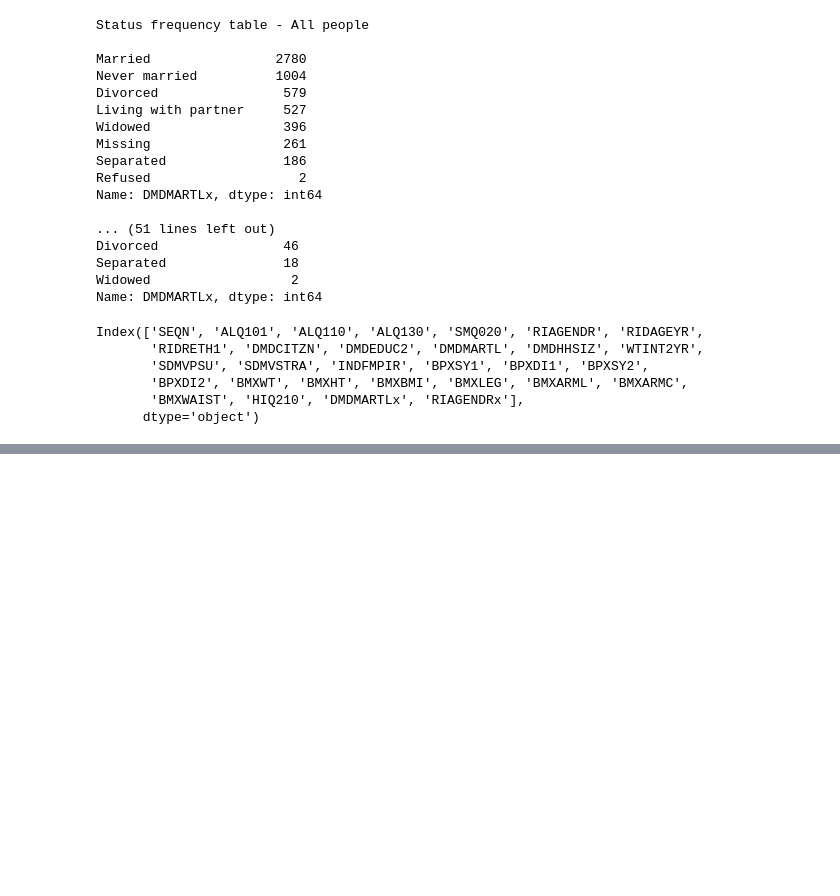
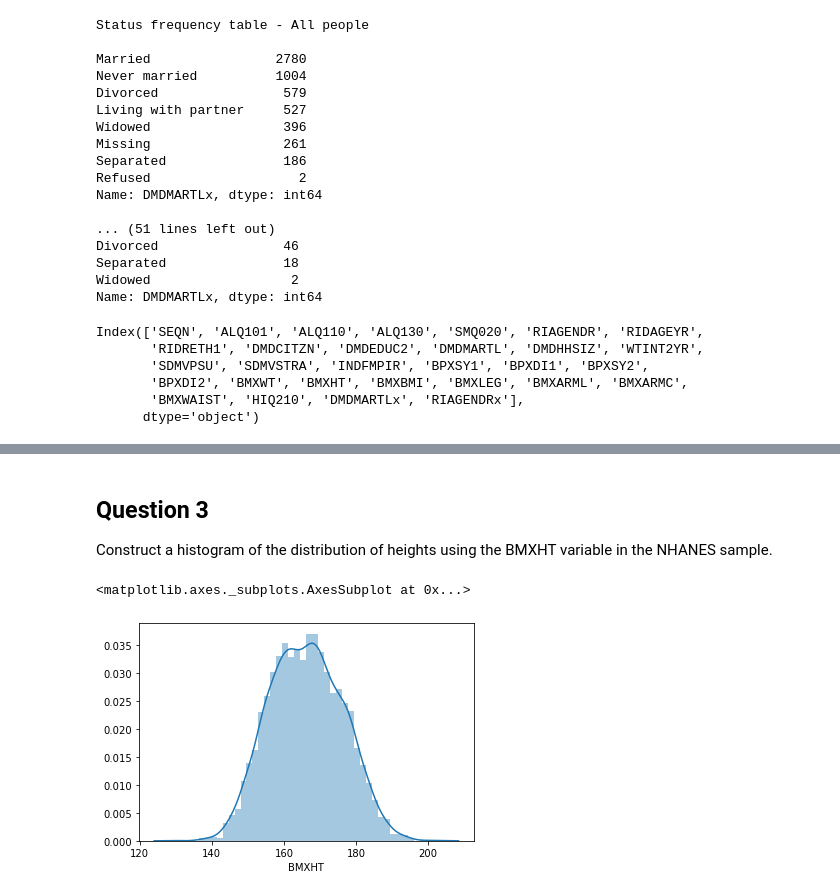
Before and after one commit to jomorales1/Statistics-with-Python, a Jupyter notebook: Understanding and Visualizing Data with Python/Week 2/nhanes_univariate_practice.ipynb, the cells around one changed output, grey strips where cells are left out. Cells and saved outputs as stored; diff of their text form; code cells hidden in the pictures; blank space fills up the shorter version.

```diff
--- a/Understanding and Visualizing Data with Python/Week 2/nhanes_univariate_practice.ipynb
+++ b/Understanding and Visualizing Data with Python/Week 2/nhanes_univariate_practice.ipynb
@@ -95,0 +100,16 @@ Index(['SEQN', 'ALQ101', 'ALQ110', 'ALQ130', 'SMQ020', 'RIAGENDR', 'RIDAGEYR',
+# %%
+# Female
+print("Women distribution of marital status within intervals\n")
+da["agegrpfm"] = pd.cut(female.RIDAGEYR, [10, 20, 30, 40, 50, 70, 80])
+x = da.groupby("agegrpfm")["DMDMARTLx"]
+x = x.value_counts()
+x = x / x.sum()
+print(x, "\n")
+
+# Male
+print("Men distribution of marital status within intervals\n")
+da["agegrpm"] = pd.cut(male.RIDAGEYR, [10, 20, 30, 40, 50, 70, 80])
+y = da.groupby("agegrpm")["DMDMARTLx"]
+y = y.value_counts()
+y = y / y.sum()
+print(y)
@@ -95,0 +134,9 @@ Index(['SEQN', 'ALQ101', 'ALQ110', 'ALQ130', 'SMQ020', 'RIAGENDR', 'RIDAGEYR',
+# %% [markdown]
+## Question 3
+
+Construct a histogram of the distribution of heights using the BMXHT variable in the NHANES sample.
+# %%
+sns.distplot(da.BMXHT.dropna())
+# %% [output]
+<matplotlib.axes._subplots.AxesSubplot at 0x...>
+[figure, added]
```
Also changed, not shown: parts of 14 cells of this notebook.
